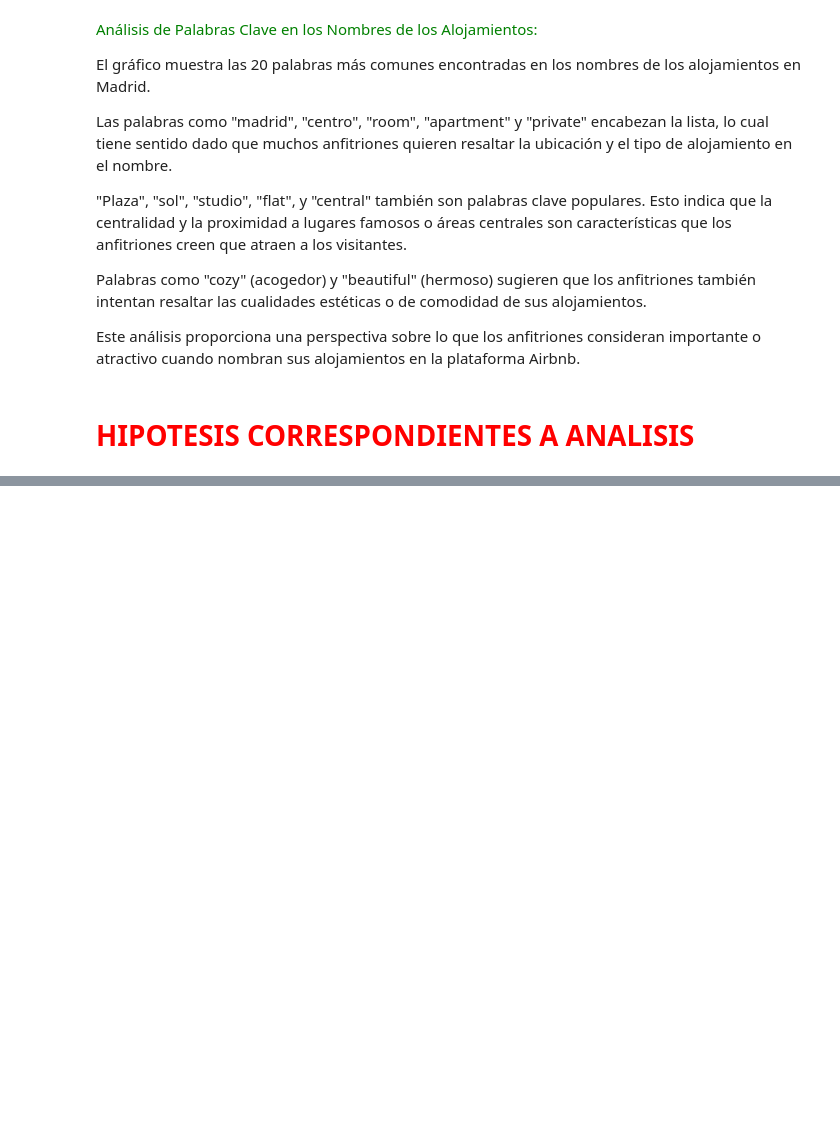
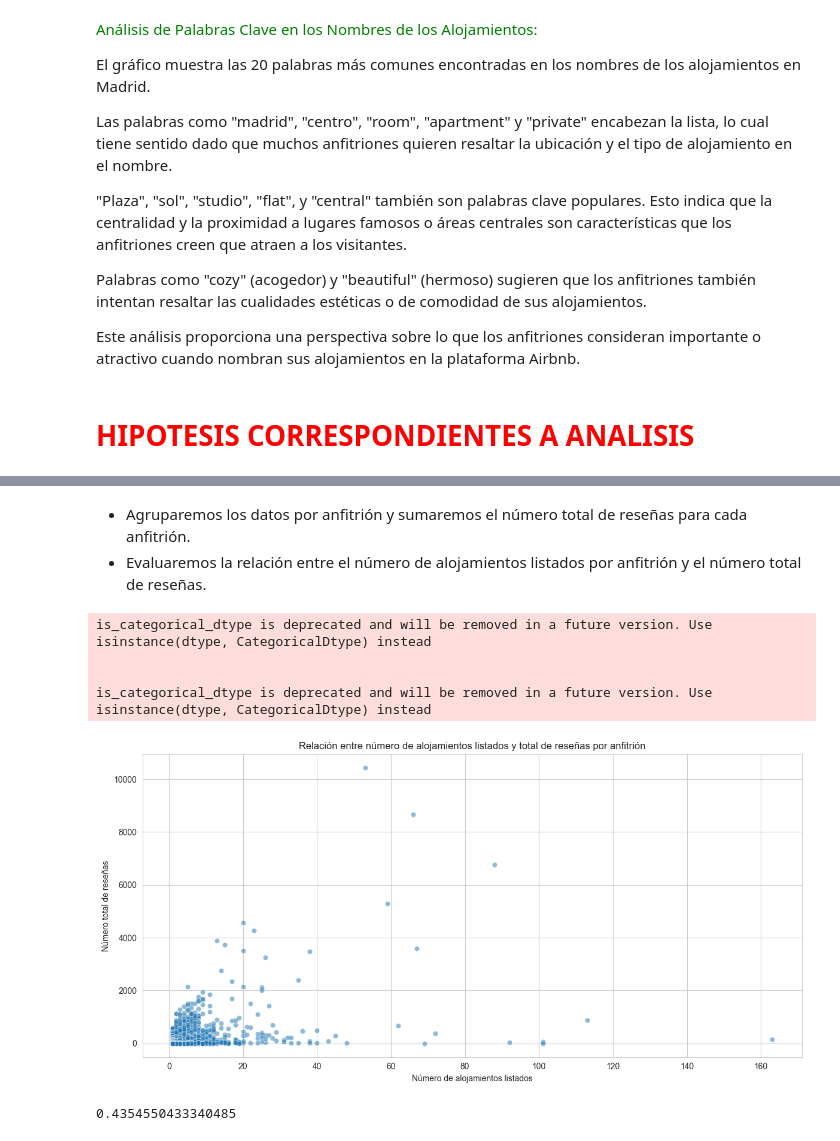
Before and after one commit to AI-School-F5-P2/Data_Analyst, a Jupyter notebook: Cities/Madrid.ipynb, the cells around one changed output, grey strips where cells are left out. Cells and saved outputs as stored; diff of their text form; code cells hidden in the pictures; blank space fills up the shorter version.

```diff
--- a/Cities/Madrid.ipynb
+++ b/Cities/Madrid.ipynb
@@ -844,0 +1097,12 @@ Este análisis proporciona una perspectiva sobre lo que los anfitriones consider
+# %%
+# Crear indicadores basados en las palabras clave en el nombre del listado
+keywords = ["madrid", "centro", "room", "apartment", "private", "plaza", "sol", "studio", "flat", "central", "cozy", "beautiful"]
+for keyword in keywords:
+    df_madrid[f"name_{keyword}"] = df_madrid["name"].str.contains(keyword, case=False, na=False).astype(int)
+
+# Calcular el número promedio de reseñas por mes para cada palabra clave
+average_reviews_per_month_by_keyword = {}
+for keyword in keywords:
+    average_reviews_per_month_by_keyword[keyword] = df_madrid.groupby(f"name_{keyword}")["reviews_per_month"].mean().to_dict()
+
+average_reviews_per_month_by_keyword
@@ -844,0 +1157,27 @@ Este análisis proporciona una perspectiva sobre lo que los anfitriones consider
+# %% [markdown]
+- Agruparemos los datos por anfitrión y sumaremos el número total de reseñas para cada anfitrión.
+- Evaluaremos la relación entre el número de alojamientos listados por anfitrión y el número total de reseñas.
+# %%
+# Agrupar datos por anfitrión y calcular el número total de alojamientos y reseñas
+host_data = df_madrid.groupby("host_id").agg({"id": "count", "number_of_reviews": "sum"}).reset_index()
+host_data.rename(columns={"id": "total_listings", "number_of_reviews": "total_reviews"}, inplace=True)
+
+# Relación entre el número de alojamientos listados por anfitrión y el número total de reseñas
+plt.figure(figsize=(12, 6))
+sns.scatterplot(x="total_listings", y="total_reviews", data=host_data, alpha=0.5)
+plt.title("Relación entre número de alojamientos listados y total de reseñas por anfitrión")
+plt.xlabel("Número de alojamientos listados")
+plt.ylabel("Número total de reseñas")
+plt.tight_layout()
+plt.show()
+
+# Coeficiente de correlación entre número de alojamientos y total de reseñas
+correlation_coefficient_host = host_data["total_listings"].corr(host_data["total_reviews"])
+correlation_coefficient_host
+# %% [output]
+is_categorical_dtype is deprecated and will be removed in a future version. Use isinstance(dtype, CategoricalDtype) instead
+
+
+is_categorical_dtype is deprecated and will be removed in a future version. Use isinstance(dtype, CategoricalDtype) instead
+[figure, added]
+0.4354550433340485
```
Also changed, not shown: parts of 56 cells of this notebook.
